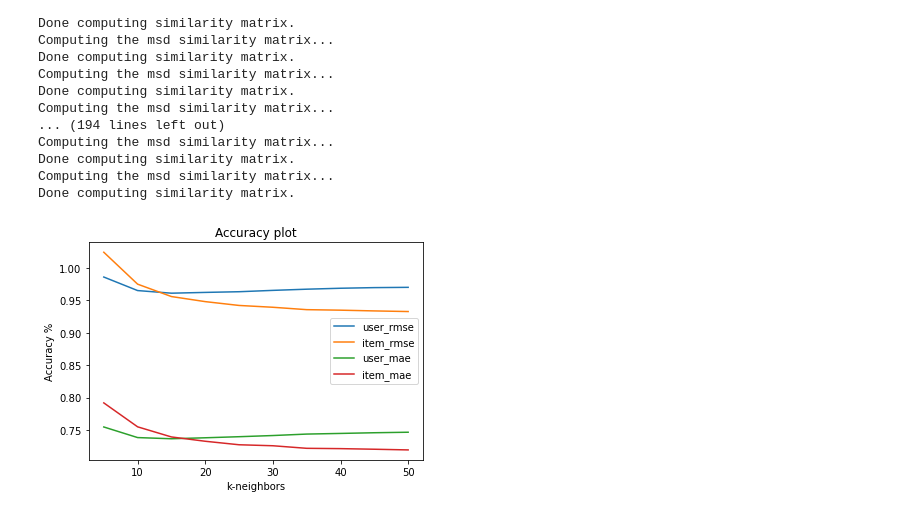
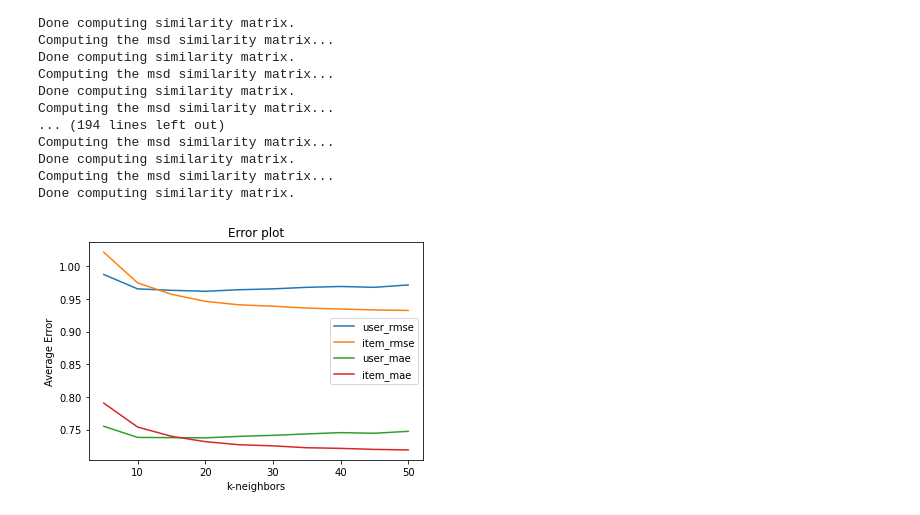
Before and after one commit to Jace-Mix/ML-Assignment-1, a Jupyter notebook: Homework 5.ipynb, the cells around one changed output. Saved outputs shown, nothing was run; the diff lists cells and outputs as text; code cells hidden in the pictures.

```diff
--- a/Homework 5.ipynb
+++ b/Homework 5.ipynb
@@ -171,14 +169,14 @@ Done computing similarity matrix.
 # %%
 # Part F (Continued)
 x = [5, 10, 15, 20, 25, 30, 35, 40, 45, 50]
 plt.plot(x, user_accuracy_rmse, label='user_rmse')
 plt.plot(x, item_accuracy_rmse, label='item_rmse')
 plt.plot(x, user_accuracy_mae, label='user_mae')
 plt.plot(x, item_accuracy_mae, label='item_mae')
 plt.legend()
-plt.title('Accuracy plot')
+plt.title('Error plot')
 plt.xlabel('k-neighbors')
-plt.ylabel('Accuracy %')
+plt.ylabel('Average Error')
 plt.show()
 # %% [output]
-[figure, old version]
+[figure, new version]
```
Also changed, not shown: parts of 4 cells of this notebook.
